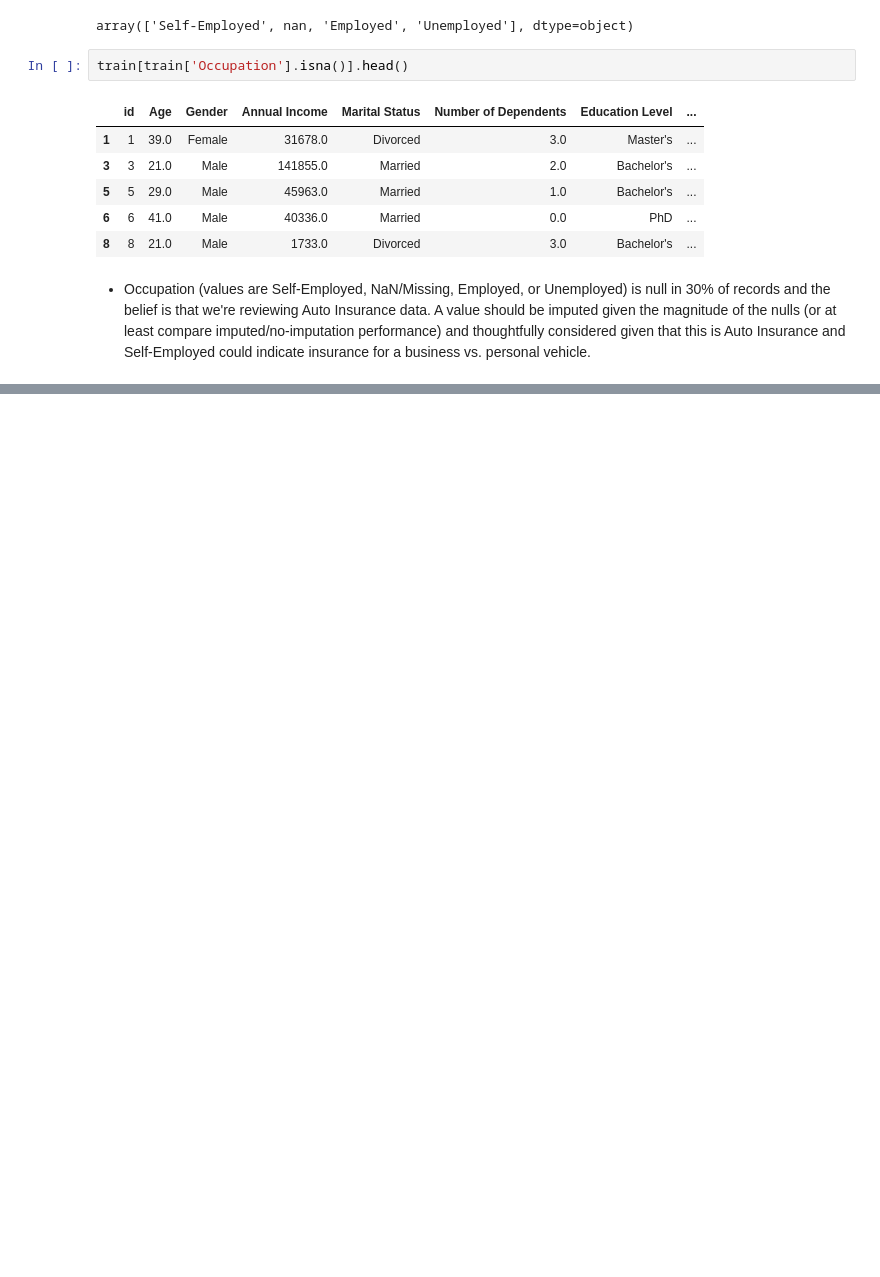
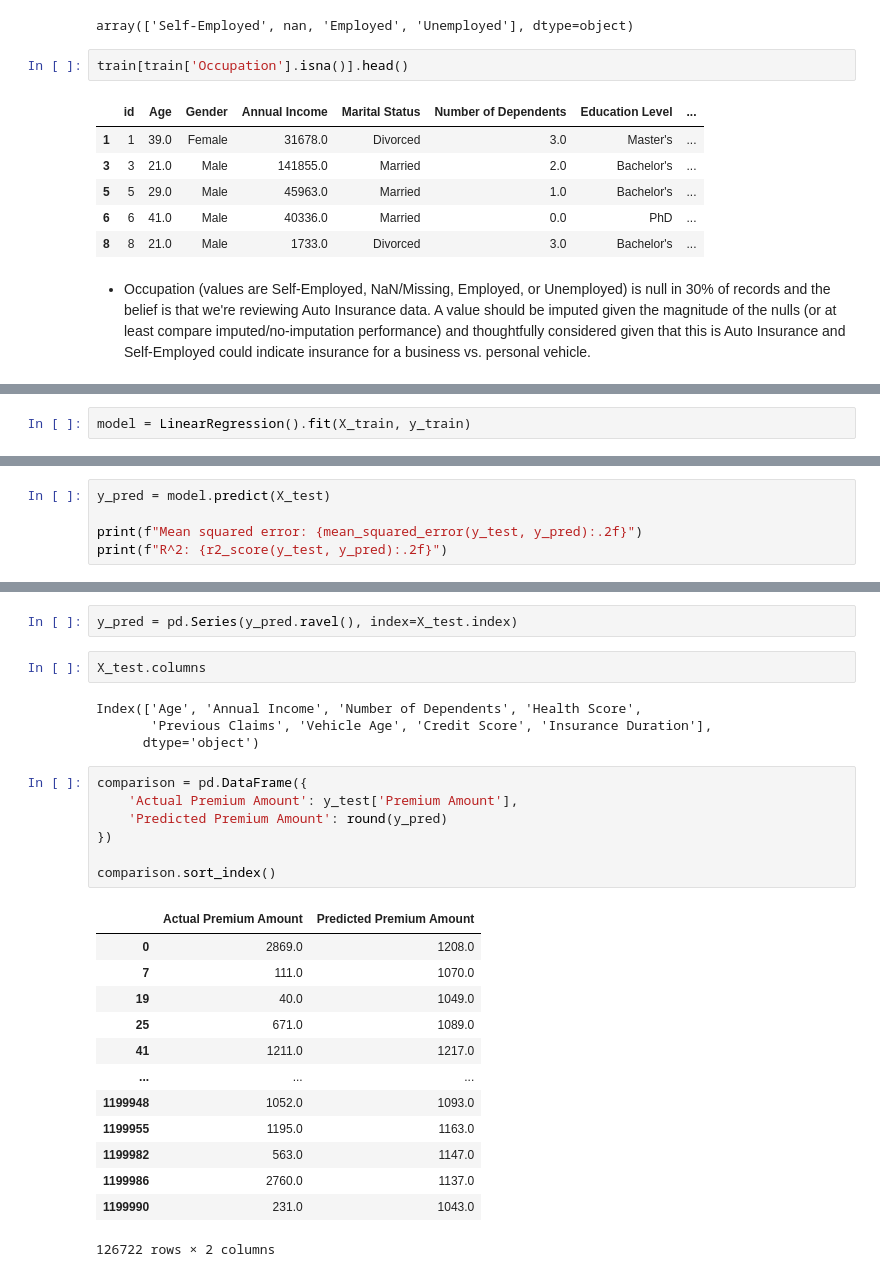
Before and after one commit to mglissmann/kaggle_playground_series_4_12, a Jupyter notebook: analysis.ipynb, the cells around one changed output, grey strips where cells are left out. Saved outputs shown, nothing was run; the diff lists cells and outputs as text; blank space fills up the shorter version.

Commit message:
eda and reviewing actual vs. predicted values

```diff
--- a/analysis.ipynb
+++ b/analysis.ipynb
@@ -214,0 +293,2 @@ train[train['Occupation'].isna()].head()
+# %%
+model = LinearRegression().fit(X_train, y_train)
@@ -214,0 +297,5 @@ train[train['Occupation'].isna()].head()
+# %%
+y_pred = model.predict(X_test)
+
+print(f"Mean squared error: {mean_squared_error(y_test, y_pred):.2f}")
+print(f"R^2: {r2_score(y_test, y_pred):.2f}")
@@ -214,0 +310,29 @@ train[train['Occupation'].isna()].head()
+# %%
+y_pred = pd.Series(y_pred.ravel(), index=X_test.index)
+# %%
+X_test.columns
+# %% [output]
+Index(['Age', 'Annual Income', 'Number of Dependents', 'Health Score',
+       'Previous Claims', 'Vehicle Age', 'Credit Score', 'Insurance Duration'],
+      dtype='object')
+# %%
+comparison = pd.DataFrame({
+    'Actual Premium Amount': y_test['Premium Amount'],
+    'Predicted Premium Amount': round(y_pred)
+})
+
+comparison.sort_index()
+# %% [output]
+|  | Actual Premium Amount | Predicted Premium Amount |
+| 0 | 2869.0 | 1208.0 |
+| 7 | 111.0 | 1070.0 |
+| 19 | 40.0 | 1049.0 |
+| 25 | 671.0 | 1089.0 |
+| 41 | 1211.0 | 1217.0 |
+| ... | ... | ... |
+| 1199948 | 1052.0 | 1093.0 |
+| 1199955 | 1195.0 | 1163.0 |
+| 1199982 | 563.0 | 1147.0 |
+| 1199986 | 2760.0 | 1137.0 |
+| 1199990 | 231.0 | 1043.0 |
+126722 rows × 2 columns
```
Also changed, not shown: parts of 26 cells of this notebook, 2 other files.
